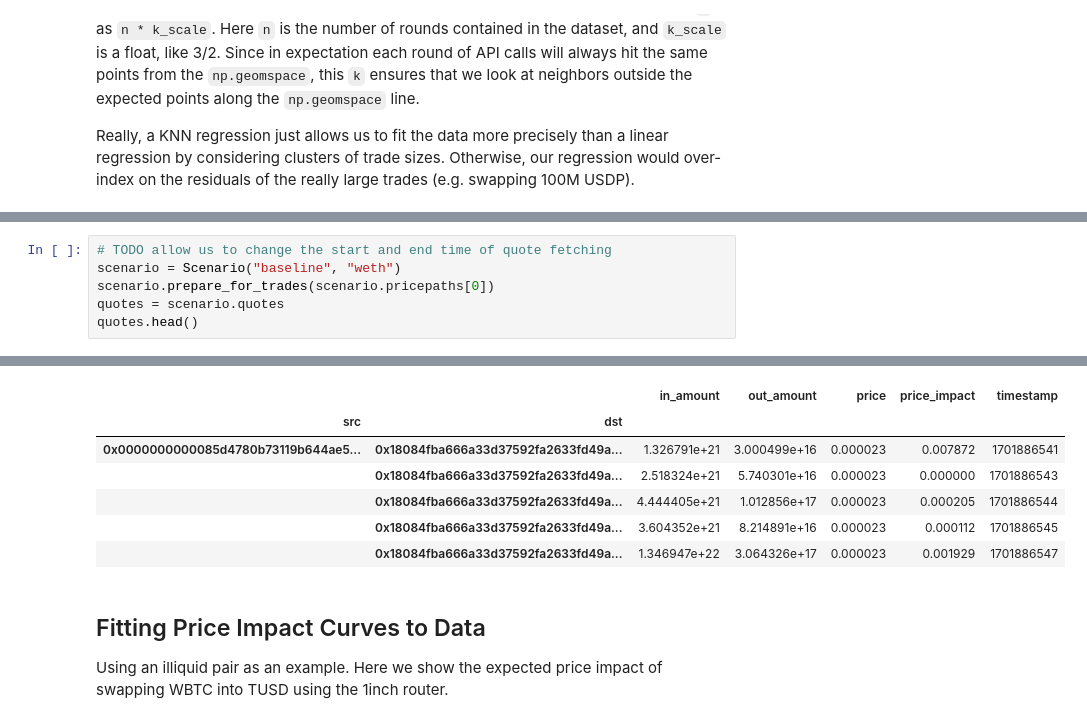
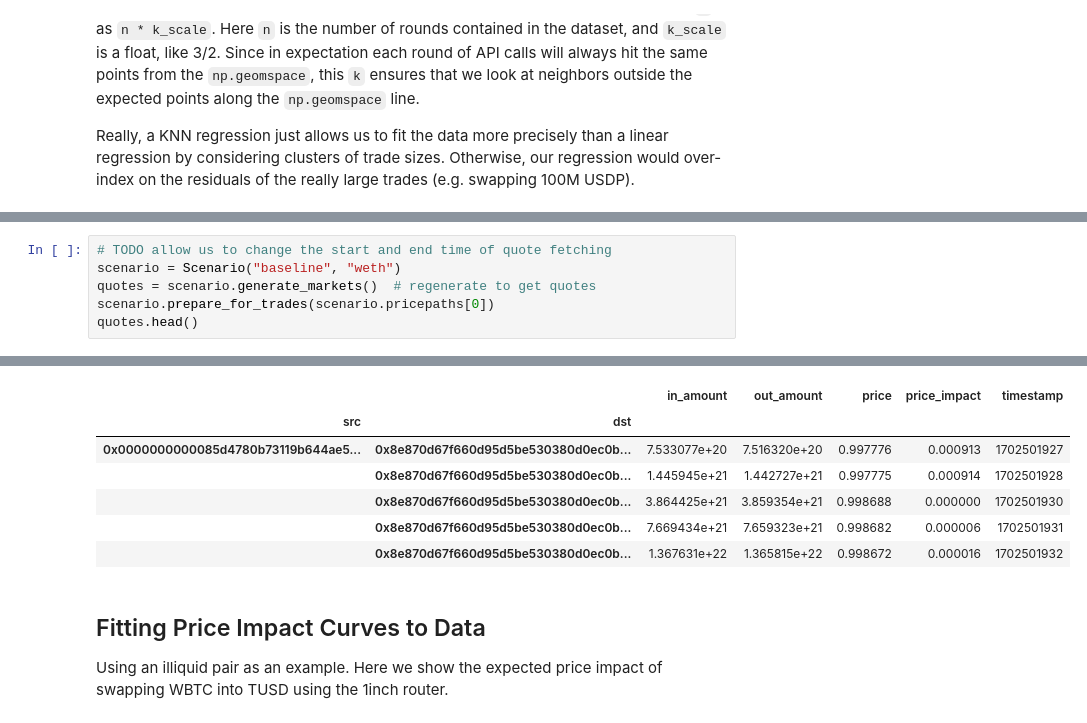
Before and after one commit to xenophonlabs/crvUSDrisk, a Jupyter notebook: notebooks/demo_slippage_curves.ipynb, the cells around one changed output, grey strips where cells are left out. Drawn from its saved outputs; the diff is of its cells as text.

```diff
--- a/notebooks/demo_slippage_curves.ipynb
+++ b/notebooks/demo_slippage_curves.ipynb
@@ -35,7 +32,7 @@ The autoreload extension is already loaded. To reload it, use:
 # %%
 # TODO allow us to change the start and end time of quote fetching
 scenario = Scenario("baseline", "weth")
+quotes = scenario.generate_markets()  # regenerate to get quotes
 scenario.prepare_for_trades(scenario.pricepaths[0])
-quotes = scenario.quotes
 quotes.head()
 # %% [output]
@@ -42,10 +41,10 @@ quotes.head()
 |  |  | in_amount | out_amount | price | price_impact | timestamp |
 | src | dst |  |  |  |  |  |
-| 0x0000000000085d4780b73119b644ae5... | 0x18084fba666a33d37592fa2633fd49a... | 1.326791e+21 | 3.000499e+16 | 0.000023 | 0.007872 | 1701886541 |
-|  | 0x18084fba666a33d37592fa2633fd49a... | 2.518324e+21 | 5.740301e+16 | 0.000023 | 0.000000 | 1701886543 |
-|  | 0x18084fba666a33d37592fa2633fd49a... | 4.444405e+21 | 1.012856e+17 | 0.000023 | 0.000205 | 1701886544 |
-|  | 0x18084fba666a33d37592fa2633fd49a... | 3.604352e+21 | 8.214891e+16 | 0.000023 | 0.000112 | 1701886545 |
-|  | 0x18084fba666a33d37592fa2633fd49a... | 1.346947e+22 | 3.064326e+17 | 0.000023 | 0.001929 | 1701886547 |
+| 0x0000000000085d4780b73119b644ae5... | 0x8e870d67f660d95d5be530380d0ec0b... | 7.533077e+20 | 7.516320e+20 | 0.997776 | 0.000913 | 1702501927 |
+|  | 0x8e870d67f660d95d5be530380d0ec0b... | 1.445945e+21 | 1.442727e+21 | 0.997775 | 0.000914 | 1702501928 |
+|  | 0x8e870d67f660d95d5be530380d0ec0b... | 3.864425e+21 | 3.859354e+21 | 0.998688 | 0.000000 | 1702501930 |
+|  | 0x8e870d67f660d95d5be530380d0ec0b... | 7.669434e+21 | 7.659323e+21 | 0.998682 | 0.000006 | 1702501931 |
+|  | 0x8e870d67f660d95d5be530380d0ec0b... | 1.367631e+22 | 1.365815e+22 | 0.998672 | 0.000016 | 1702501932 |
 # %% [markdown]
 ## Fitting Price Impact Curves to Data
 
```
Also changed, not shown: parts of 5 cells of this notebook, 42 other files.
